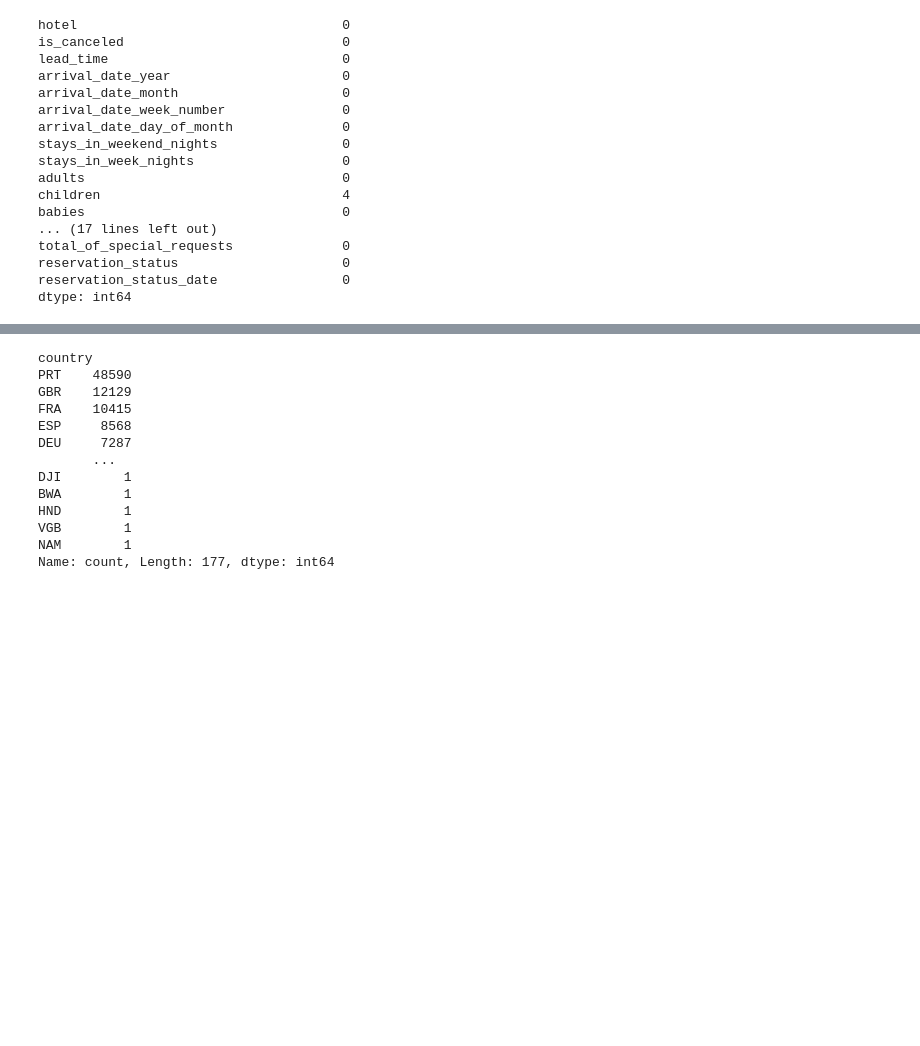
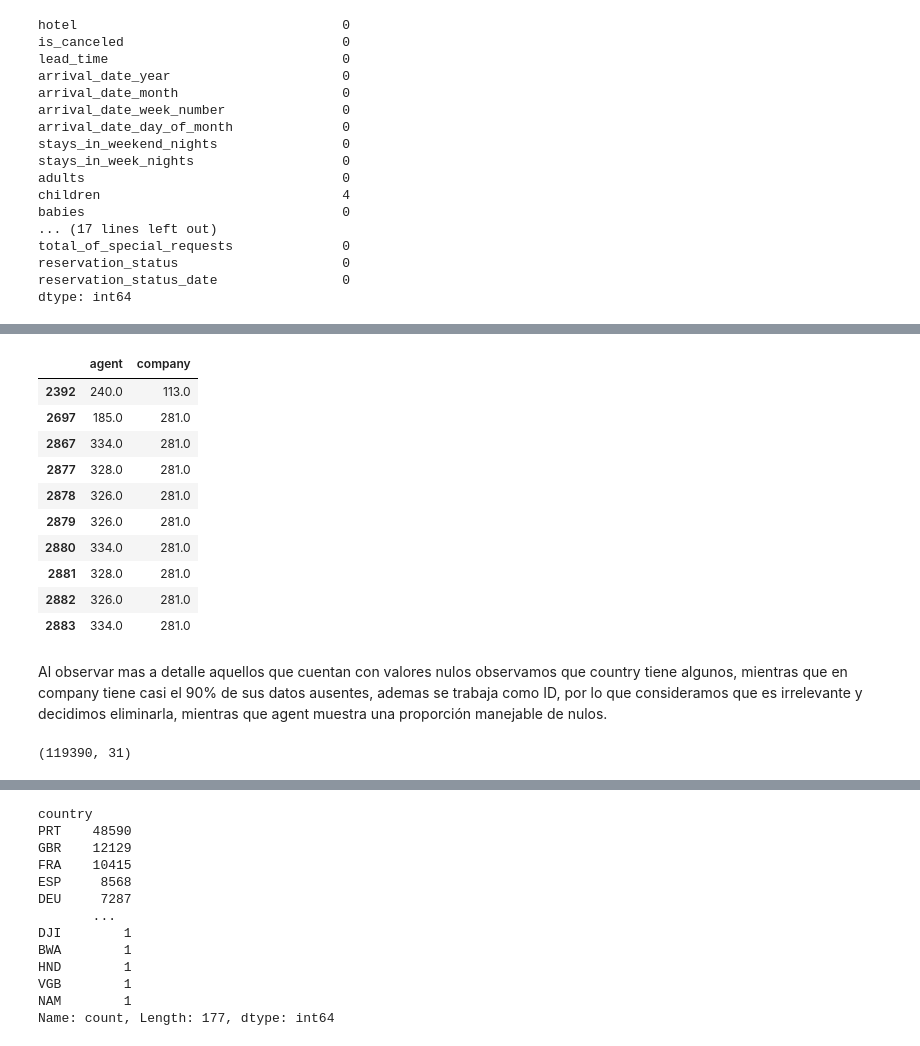
Before and after one commit to JohnChirinos/BI, a Jupyter notebook: Cancelaciones.ipynb, the cells around one changed output, grey strips where cells are left out. Cells and saved outputs as stored; diff of their text form; code cells hidden in the pictures; blank space fills up the shorter version.

```diff
--- a/Cancelaciones.ipynb
+++ b/Cancelaciones.ipynb
@@ -200,0 +194,23 @@ Name: count, Length: 333, dtype: int64
+# %%
+#Columnas como agent y company se trabajan como ID ademas tienen varios valores nulos
+df[['agent','company']].dropna(subset=['agent','company']).head(10)
+# %% [output]
+|  | agent | company |
+| 2392 | 240.0 | 113.0 |
+| 2697 | 185.0 | 281.0 |
+| 2867 | 334.0 | 281.0 |
+| 2877 | 328.0 | 281.0 |
+| 2878 | 326.0 | 281.0 |
+| 2879 | 326.0 | 281.0 |
+| 2880 | 334.0 | 281.0 |
+| 2881 | 328.0 | 281.0 |
+| 2882 | 326.0 | 281.0 |
+| 2883 | 334.0 | 281.0 |
+# %% [markdown]
+Al observar mas a detalle aquellos que cuentan con valores nulos observamos que country tiene algunos, mientras que en company tiene casi el 90% de sus datos ausentes, ademas se trabaja como ID, por lo que consideramos que es irrelevante y decidimos eliminarla, mientras que agent muestra una proporción manejable de nulos.
+# %%
+#eliminamos company por la cantidad de nulos
+df.drop(['company'], axis = 1, inplace = True)
+df.shape
+# %% [output]
+(119390, 31)
```
Also changed, not shown: parts of 82 cells of this notebook.
